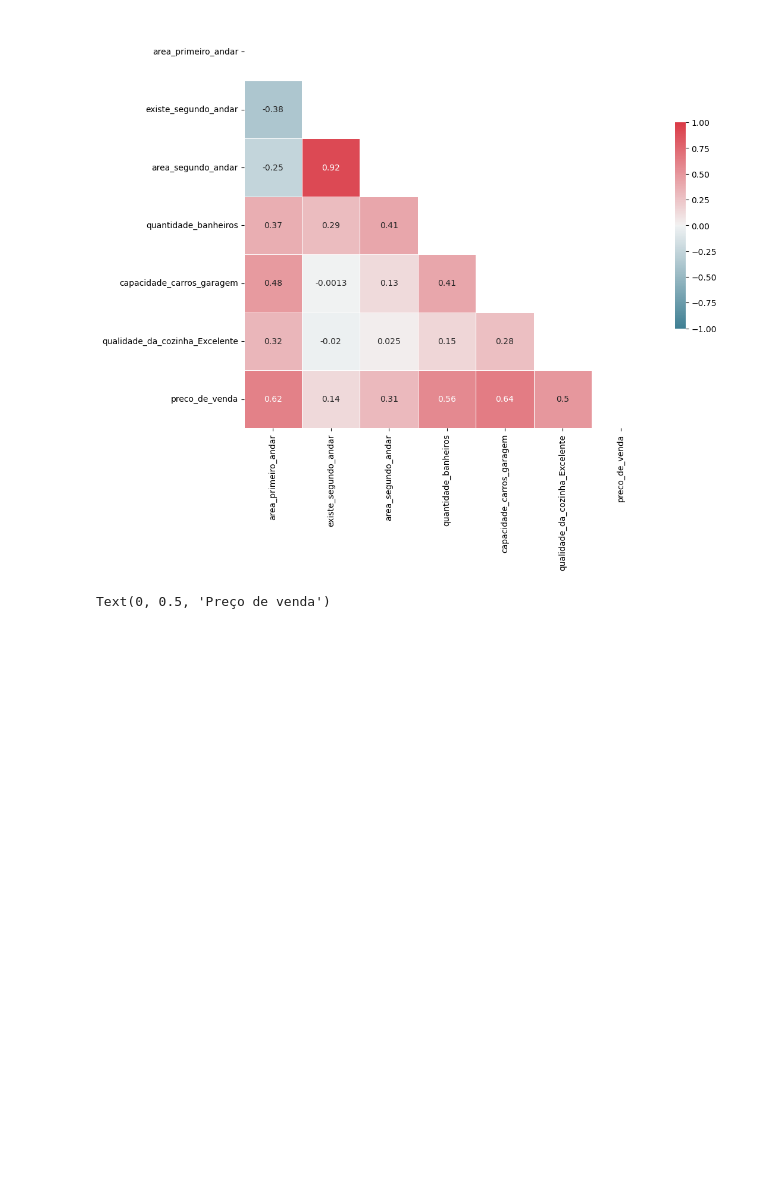
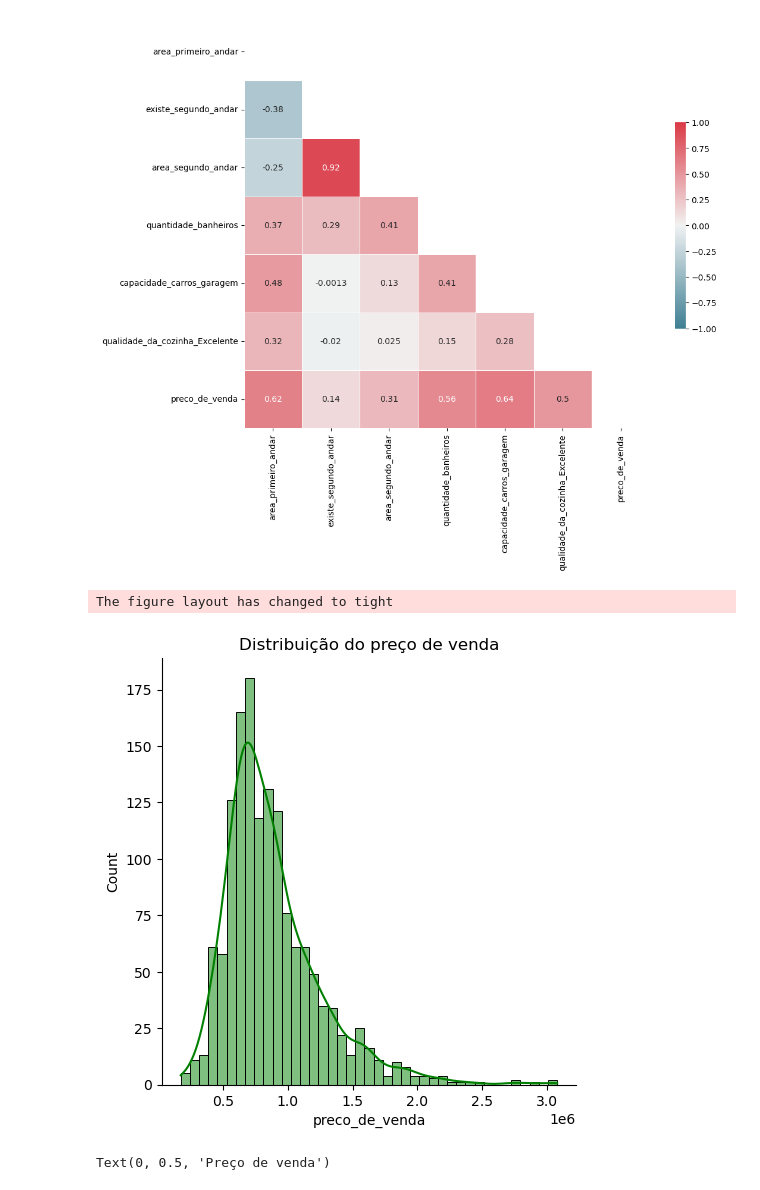
Before and after one commit to Thiago-Brito/Projetos-ML-API, a Jupyter notebook: Alura/ML/RegressaoLinear/Primeiro.ipynb, the cells around one changed output. Drawn from its saved outputs; the diff is of its cells as text; code cells hidden in the pictures; blank space fills up the shorter version.

```diff
--- a/Alura/ML/RegressaoLinear/Primeiro.ipynb
+++ b/Alura/ML/RegressaoLinear/Primeiro.ipynb
@@ -68,6 +70,13 @@ sns.heatmap(corr, mask=mascara, cmap=cmap, vmax=1, vmin=-1, center=0,
 plt.show()
 # %% [output]
 [figure]
+# %%
+sns.displot(df_vendas['preco_de_venda'], kde=True, color='green')
+plt.title('Distribuição do preço de venda')
+plt.show()
+# %% [output]
+The figure layout has changed to tight
+[figure, added]
 # %%
 # Aparentemente, quanto maior a área do primeiro andar, maior o preço da casa.
 # E se quisermos traçar uma linha que melhor representa esse comportamento?
```
Also changed, not shown: parts of 42 cells of this notebook, 9 other files.
